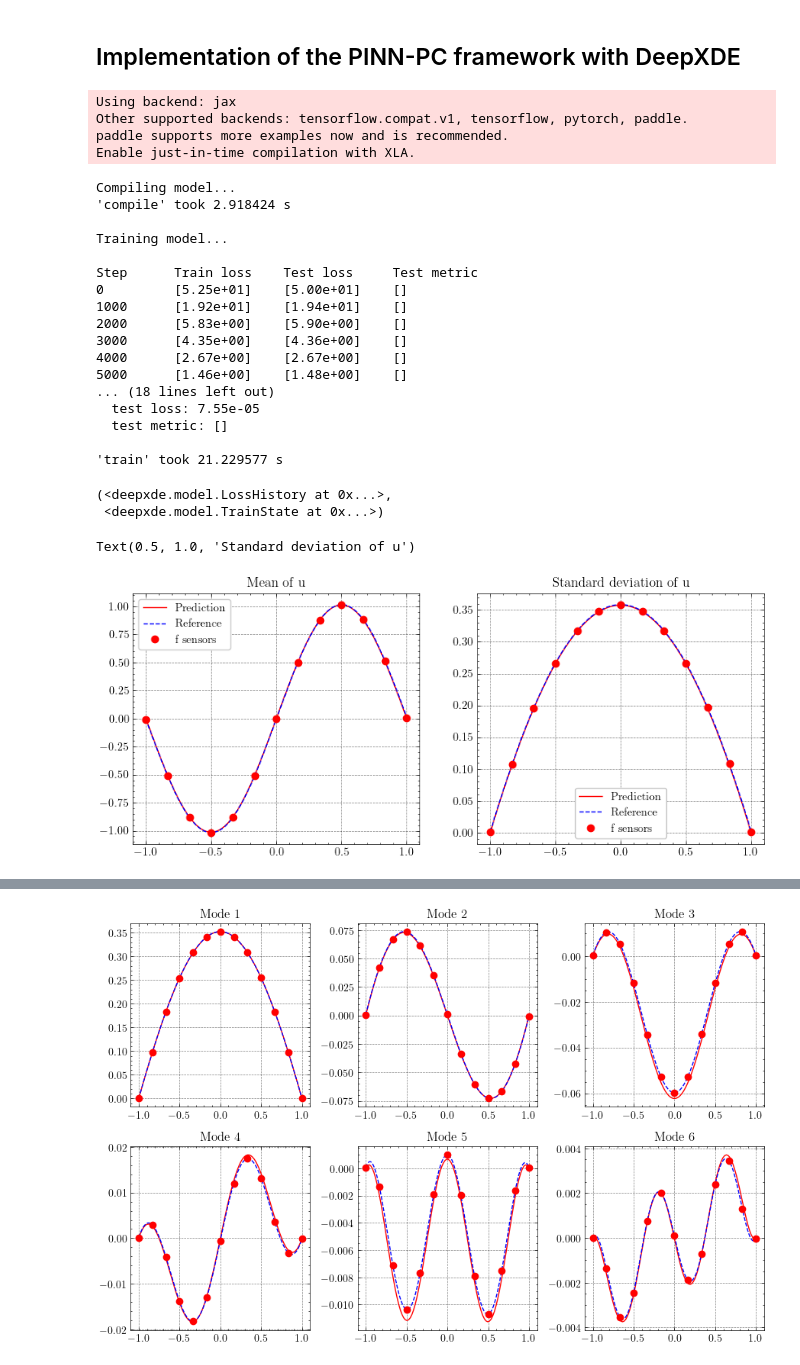
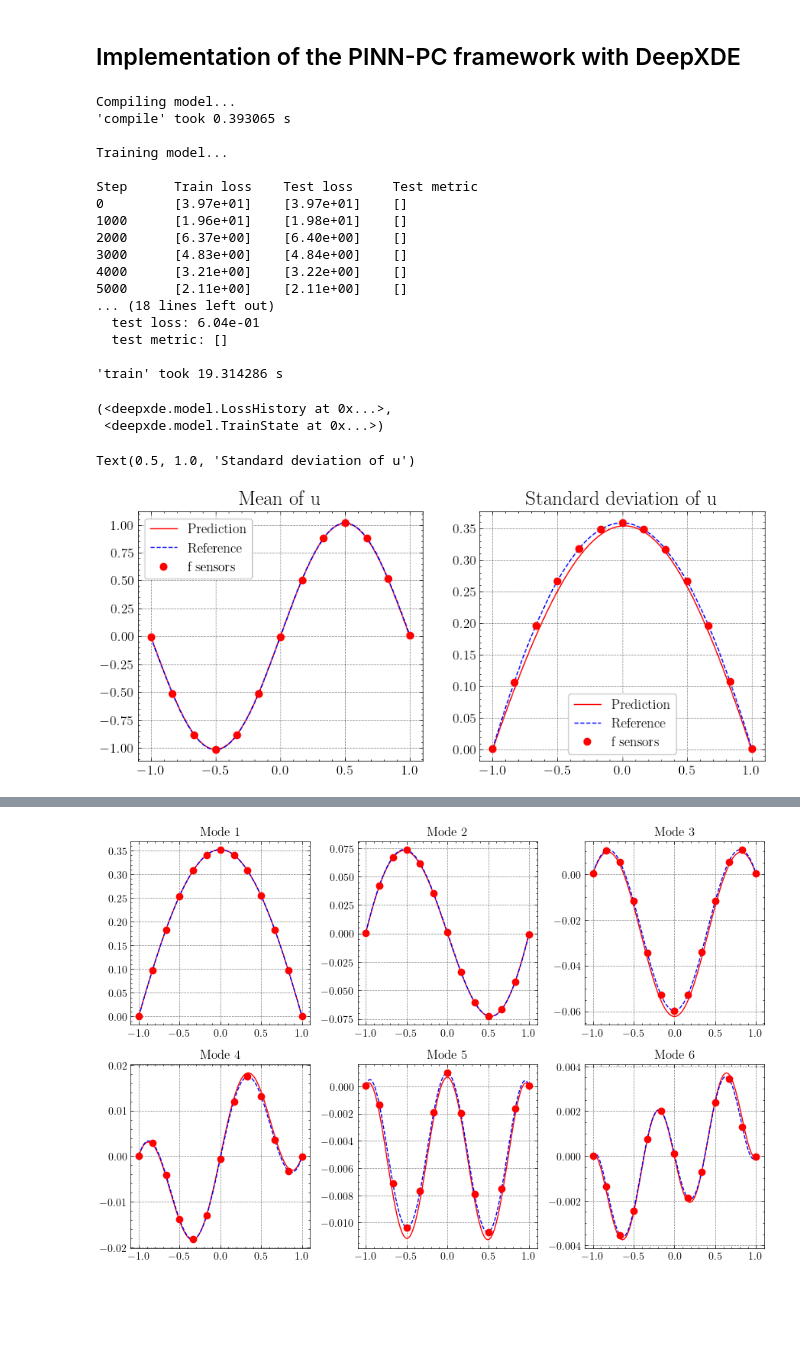
Before and after one commit to bonneted/PINN-PC, a Jupyter notebook: neural_chaos/poisson_chaos.ipynb, the cells around one changed output, grey strips where cells are left out. Drawn from its saved outputs; the diff is of its cells as text; code cells hidden in the pictures; blank space fills up the shorter version.

Commit message:
add truncation order for training

```diff
--- a/neural_chaos/poisson_chaos.ipynb
+++ b/neural_chaos/poisson_chaos.ipynb
@@ -284,10 +284,11 @@ def u_xi(x, f, xi):
     u = jnp.dot(output, xi_array)
     return u
 
+training_truncation_order = 1
 def pde(x, net_output):
 
     indices = np.random.permutation(xi_train.shape[0])[:n_xi_batch]
-    xi_batch = xi_train[indices]
+    xi_batch = xi_train[indices,:training_truncation_order]
     f_batch = f_sensor[:,indices]
 
     # d2u_d2x_mean = hessian(net_output, x).flatten()
@@ -326,17 +327,12 @@ def hard_bc(x, output):
     # xi_array = jnp.hstack([ones_column, xi_train]).T
     # u = jnp.dot(output, xi_array)
     return output * (1 + x) * (1 - x)
-# %% [output]
-Using backend: jax
-Other supported backends: tensorflow.compat.v1, tensorflow, pytorch, paddle.
-paddle supports more examples now and is recommended.
-Enable just-in-time compilation with XLA.
 # %%
 geom = dde.geometry.Interval(-1, 1)
 
 data = dde.data.PDE(geom, pde, bcs=[], num_domain=0, anchors=x_sensor.reshape(-1,1))
 
-layer_size = [1] + [[4,32]]*3 + [[1,truncation_order]]
+layer_size = [1] + [[4,32]]*3 + [[1,training_truncation_order]]
 activation = "tanh"
 initializer = "Glorot uniform"
 regularization = None #["l2", 1e-5]
@@ -350,22 +346,22 @@ model.compile("adam", lr=1e-4)
 model.train(iterations=20000, display_every=1000)
 # %% [output]
 Compiling model...
-'compile' took 2.918424 s
+'compile' took 0.393065 s
 
 Training model...
 
 Step      Train loss    Test loss     Test metric
-0         [5.25e+01]    [5.00e+01]    []
-1000      [1.92e+01]    [1.94e+01]    []
-2000      [5.83e+00]    [5.90e+00]    []
-3000      [4.35e+00]    [4.36e+00]    []
-4000      [2.67e+00]    [2.67e+00]    []
-5000      [1.46e+00]    [1.48e+00]    []
+0         [3.97e+01]    [3.97e+01]    []
+1000      [1.96e+01]    [1.98e+01]    []
+2000      [6.37e+00]    [6.40e+00]    []
+3000      [4.83e+00]    [4.84e+00]    []
+4000      [3.21e+00]    [3.22e+00]    []
+5000      [2.11e+00]    [2.11e+00]    []
 ... (18 lines left out)
-  test loss: 7.55e-05
+  test loss: 6.04e-01
   test metric: []
 
-'train' took 21.229577 s
+'train' took 19.314286 s
 (<deepxde.model.LossHistory at 0x...>,
  <deepxde.model.TrainState at 0x...>)
 # %%
@@ -375,7 +371,7 @@ subsample_ind = [int(i) for i in np.linspace(0,len(u_std)-1,n_x_plot)]
 x_sensor = np.linspace(-1, 1, n_sensors)
 sensors_indices = np.linspace(0, len(u_std) - 1, n_sensors, dtype=int)
 x_plot = np.linspace(-1, 1, n_x_plot).reshape(-1,1)
-xi_plot = np.random.randn(n_xi_plot, truncation_order)
+xi_plot = np.random.randn(n_xi_plot, training_truncation_order)
 
 def u_xi(x, f, xi):
     output = f(x)
@@ -391,34 +387,34 @@ u_std_ref = np.sqrt(np.sum(MonteCarlo_PCE_modes**2, axis=0))
 # Evaluate the mean_model to get the predicted mean values
 
 y_pred = lambda z: model.net.apply(model.net.params, z)
 
 predicted_u = u_xi(x_plot, y_pred, xi_plot)
 # predicted_mean = np.mean(predicted_u, axis=1)
 predicted_mean = model.predict(x_plot)[:,:1]
 coeffs = model.predict(x_plot)[:,1:]
 
 # predicted_std = np.std(predicted_u, axis=1)
 predicted_std = np.sqrt(np.sum(coeffs**2, axis=1))
 
 
 # Plot the comparison
 fig, axs = plt.subplots(1,2,figsize=(10, 4))
 axs[0].plot(x_plot, predicted_mean, 'r-', label="Prediction")
 axs[0].plot(x_plot, u_mean_ref[subsample_ind], 'b--', label="Reference")
 axs[0].plot(x_sensor, u_mean_ref[sensors_indices], 'ro', label="f sensors")
 axs[0].legend()
 axs[0].set_title('Mean of u')
 
 axs[1].plot(x_plot, predicted_std, 'r-', label="Prediction")
 axs[1].plot(x_plot, u_std_ref[subsample_ind], 'b--', label="Reference")
 axs[1].plot(x_sensor, u_std_ref[sensors_indices], 'ro', label="f sensors")
 axs[1].legend()
 axs[1].set_title('Standard deviation of u')
 
 # fig.savefig('figures/PINN_mean_std.pdf', format='pdf')
 # %% [output]
 Text(0.5, 1.0, 'Standard deviation of u')
-[figure, old version]
+[figure, new version]
 # %%
 #compare with the reference solution
 x_test = np.linspace(-1, 1, 1000)#.reshape(-1, 1)
```
Also changed, not shown: parts of 2 cells of this notebook, 1 other file.
